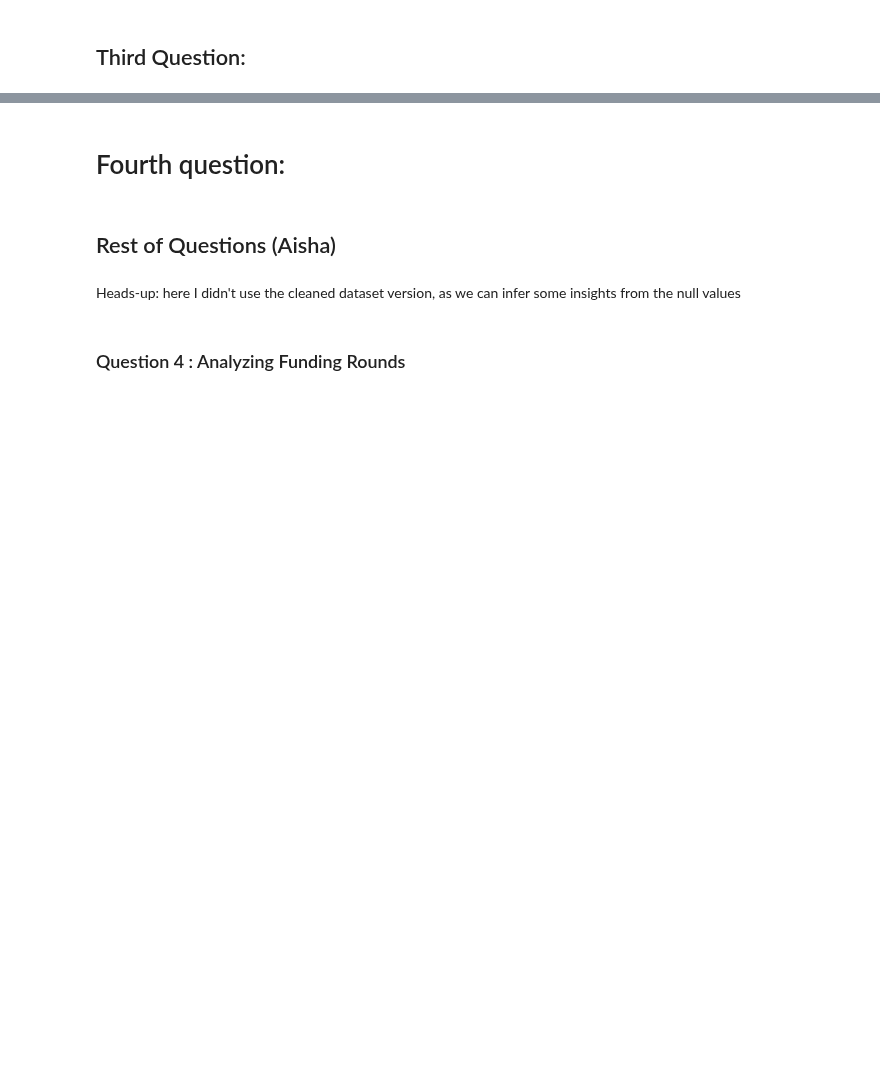
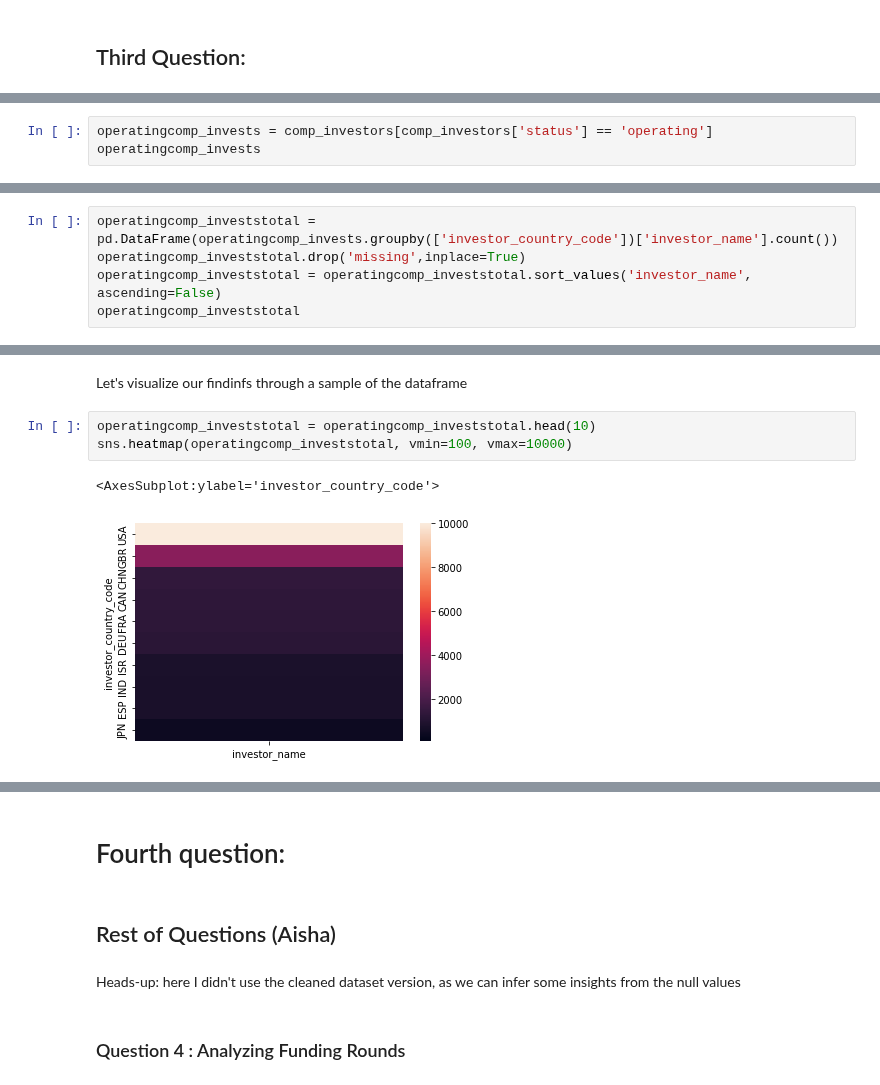
Before and after one commit to OdyAsh/StartupCompanies, a Jupyter notebook: Startup-Companies.ipynb, the cells around one changed output, grey strips where cells are left out. Cells and saved outputs as stored; diff of their text form; blank space fills up the shorter version.

```diff
--- a/Startup-Companies.ipynb
+++ b/Startup-Companies.ipynb
@@ -1871,0 +1910,3 @@ Let's take a look on the number of investors in each country and see if it affec
+# %%
+operatingcomp_invests = comp_investors[comp_investors['status'] == 'operating']
+operatingcomp_invests
@@ -1871,0 +1946,5 @@ Let's take a look on the number of investors in each country and see if it affec
+# %%
+operatingcomp_investstotal = pd.DataFrame(operatingcomp_invests.groupby(['investor_country_code'])['investor_name'].count())
+operatingcomp_investstotal.drop('missing',inplace=True)
+operatingcomp_investstotal = operatingcomp_investstotal.sort_values('investor_name', ascending=False)
+operatingcomp_investstotal
@@ -1871,0 +1966,8 @@ Let's take a look on the number of investors in each country and see if it affec
+# %% [markdown]
+Let's visualize our findinfs through a sample of the dataframe
+# %%
+operatingcomp_investstotal = operatingcomp_investstotal.head(10)
+sns.heatmap(operatingcomp_investstotal, vmin=100, vmax=10000)
+# %% [output]
+<AxesSubplot:ylabel='investor_country_code'>
+[figure, added]
```
Also changed, not shown: parts of 20 cells of this notebook.
